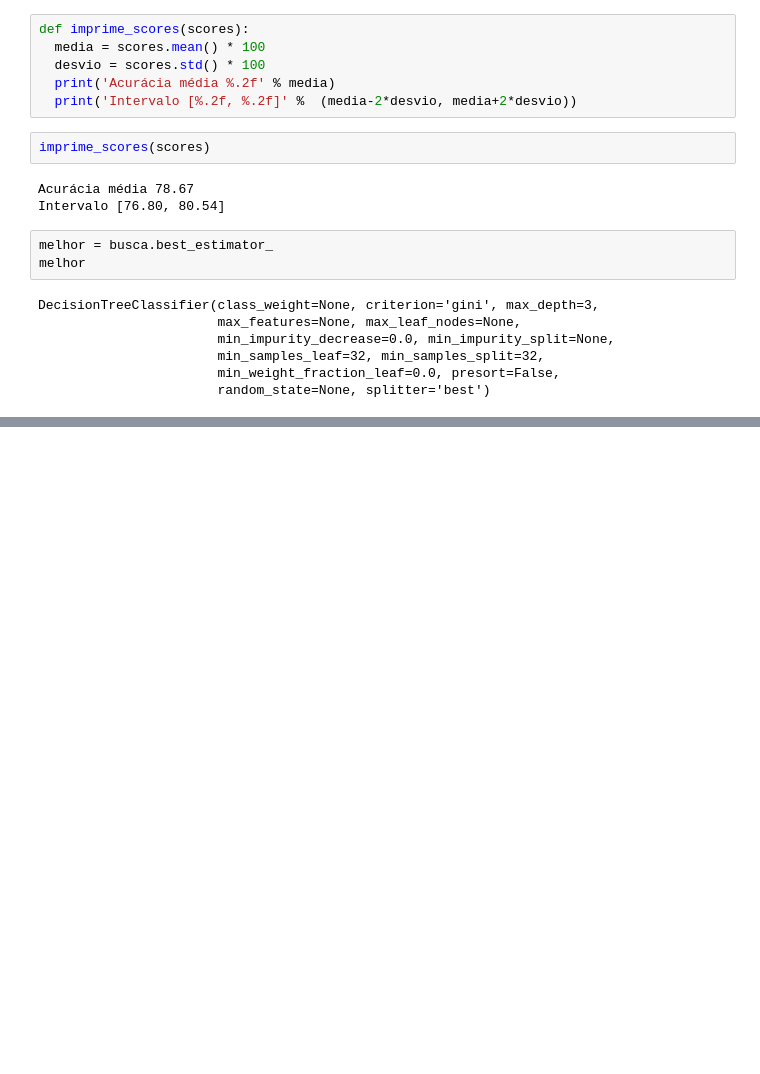
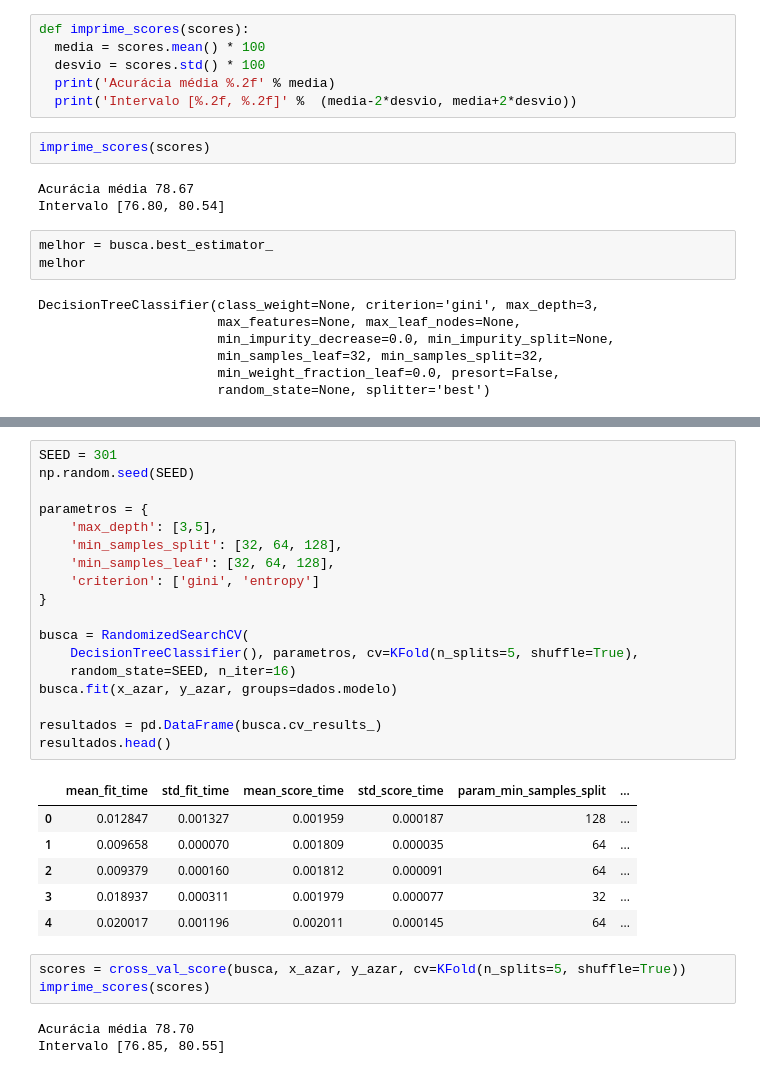
Before and after one commit to geocarvalho/python-ds, a Jupyter notebook: alura/ml_otimizacao_modelos/ml_otimizacao_modelos1.ipynb, the cells around one changed output, grey strips where cells are left out. Saved outputs shown, nothing was run; the diff lists cells and outputs as text; blank space fills up the shorter version.

```diff
--- a/alura/ml_otimizacao_modelos/ml_otimizacao_modelos1.ipynb
+++ b/alura/ml_otimizacao_modelos/ml_otimizacao_modelos1.ipynb
@@ -651,0 +663,31 @@ graph
+# %%
+SEED = 301
+np.random.seed(SEED)
+
+parametros = {
+    'max_depth': [3,5],
+    'min_samples_split': [32, 64, 128],
+    'min_samples_leaf': [32, 64, 128],
+    'criterion': ['gini', 'entropy']
+}
+
+busca = RandomizedSearchCV(
+    DecisionTreeClassifier(), parametros, cv=KFold(n_splits=5, shuffle=True),
+    random_state=SEED, n_iter=16)
+busca.fit(x_azar, y_azar, groups=dados.modelo)
+
+resultados = pd.DataFrame(busca.cv_results_)
+resultados.head()
+# %% [output]
+|  | mean_fit_time | std_fit_time | mean_score_time | std_score_time | param_min_samples_split | ... |
+| 0 | 0.012847 | 0.001327 | 0.001959 | 0.000187 | 128 | ... |
+| 1 | 0.009658 | 0.000070 | 0.001809 | 0.000035 | 64 | ... |
+| 2 | 0.009379 | 0.000160 | 0.001812 | 0.000091 | 64 | ... |
+| 3 | 0.018937 | 0.000311 | 0.001979 | 0.000077 | 32 | ... |
+| 4 | 0.020017 | 0.001196 | 0.002011 | 0.000145 | 64 | ... |
+# %%
+scores = cross_val_score(busca, x_azar, y_azar, cv=KFold(n_splits=5, shuffle=True))
+imprime_scores(scores)
+# %% [output]
+Acurácia média 78.70
+Intervalo [76.85, 80.55]
```
Also changed, not shown: parts of 31 cells of this notebook.
